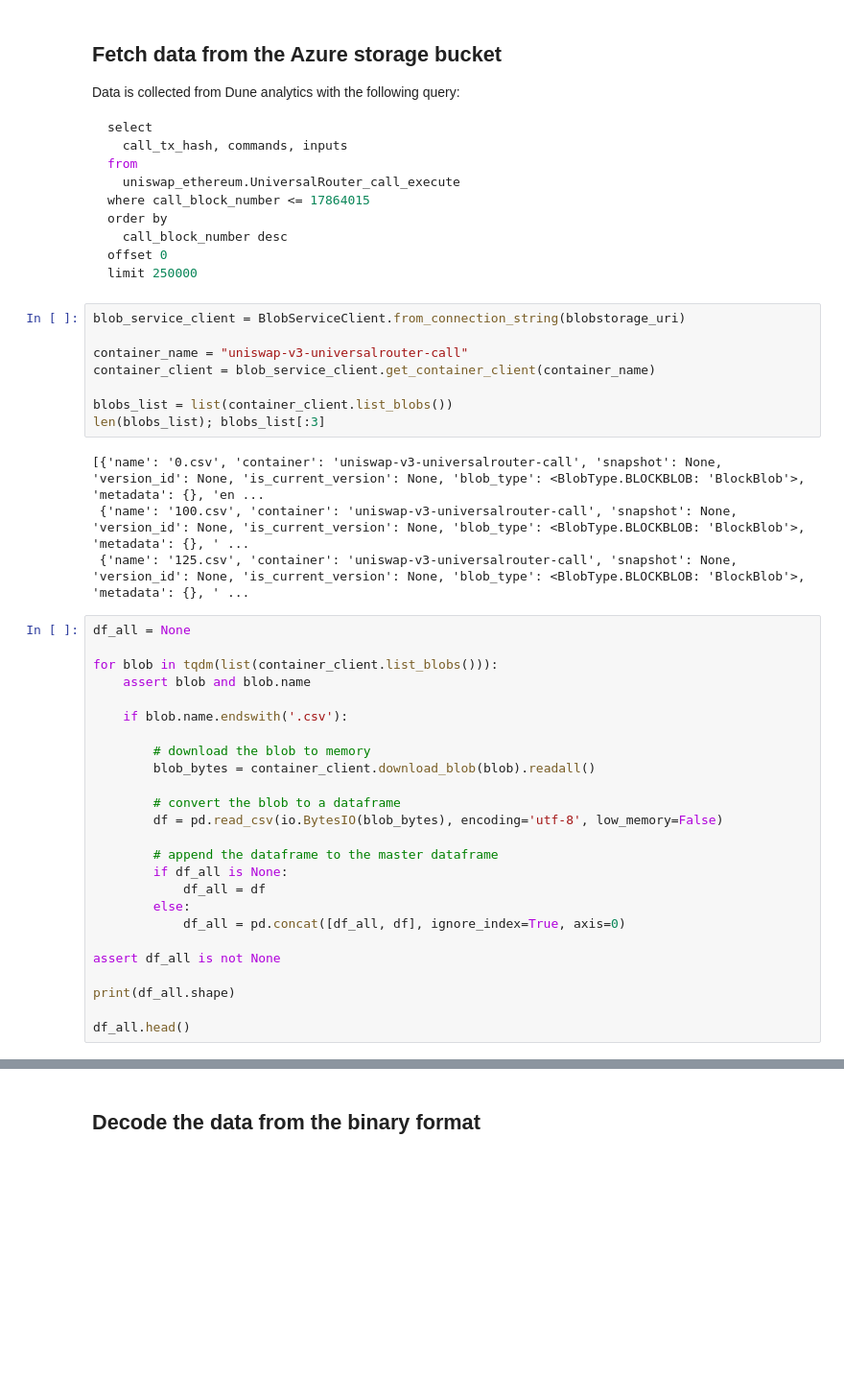
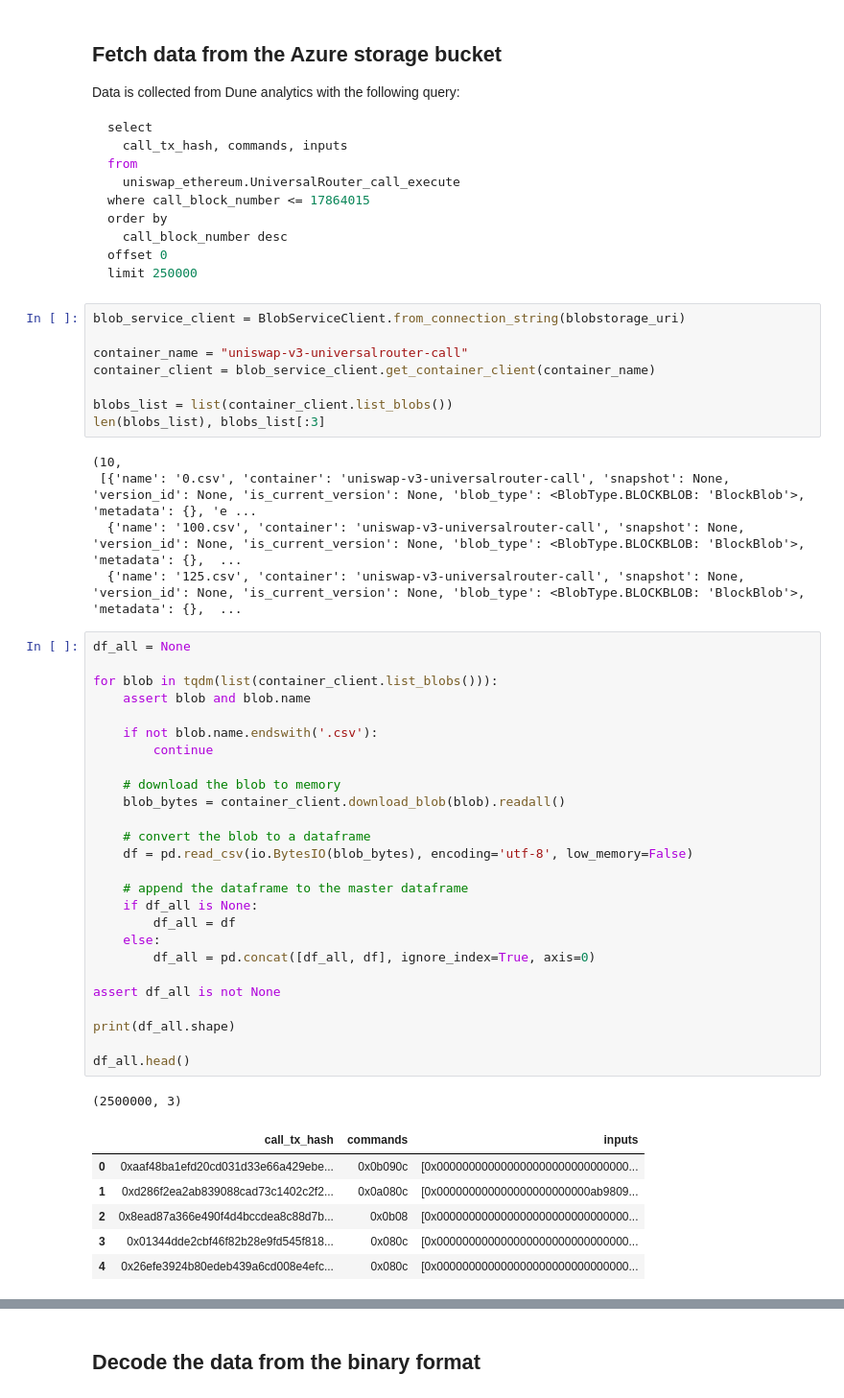
Before and after one commit to ankile/defi-measurement, a Jupyter notebook: data_collection/parse_traces.ipynb, the cells around one changed output, grey strips where cells are left out. Shown at 96% size. Cells and saved outputs as stored; diff of their text form; blank space fills up the shorter version.

```diff
--- a/data_collection/parse_traces.ipynb
+++ b/data_collection/parse_traces.ipynb
@@ -47,36 +51,46 @@ container_name = "uniswap-v3-universalrouter-call"
 container_client = blob_service_client.get_container_client(container_name)
 
 blobs_list = list(container_client.list_blobs())
-len(blobs_list); blobs_list[:3]
+len(blobs_list), blobs_list[:3]
 # %% [output]
-[{'name': '0.csv', 'container': 'uniswap-v3-universalrouter-call', 'snapshot': None, 'version_id': None, 'is_current_version': None, 'blob_type': <BlobType.BLOCKBLOB: 'BlockBlob'>, 'metadata': {}, 'en ...
- {'name': '100.csv', 'container': 'uniswap-v3-universalrouter-call', 'snapshot': None, 'version_id': None, 'is_current_version': None, 'blob_type': <BlobType.BLOCKBLOB: 'BlockBlob'>, 'metadata': {}, ' ...
- {'name': '125.csv', 'container': 'uniswap-v3-universalrouter-call', 'snapshot': None, 'version_id': None, 'is_current_version': None, 'blob_type': <BlobType.BLOCKBLOB: 'BlockBlob'>, 'metadata': {}, ' ...
+(10,
+ [{'name': '0.csv', 'container': 'uniswap-v3-universalrouter-call', 'snapshot': None, 'version_id': None, 'is_current_version': None, 'blob_type': <BlobType.BLOCKBLOB: 'BlockBlob'>, 'metadata': {}, 'e ...
+  {'name': '100.csv', 'container': 'uniswap-v3-universalrouter-call', 'snapshot': None, 'version_id': None, 'is_current_version': None, 'blob_type': <BlobType.BLOCKBLOB: 'BlockBlob'>, 'metadata': {},  ...
+  {'name': '125.csv', 'container': 'uniswap-v3-universalrouter-call', 'snapshot': None, 'version_id': None, 'is_current_version': None, 'blob_type': <BlobType.BLOCKBLOB: 'BlockBlob'>, 'metadata': {},  ...
 # %%
 df_all = None
 
 for blob in tqdm(list(container_client.list_blobs())):
     assert blob and blob.name
 
-    if blob.name.endswith('.csv'):
+    if not blob.name.endswith('.csv'):
+        continue
 
-        # download the blob to memory
-        blob_bytes = container_client.download_blob(blob).readall()
+    # download the blob to memory
+    blob_bytes = container_client.download_blob(blob).readall()
 
-        # convert the blob to a dataframe
-        df = pd.read_csv(io.BytesIO(blob_bytes), encoding='utf-8', low_memory=False)
+    # convert the blob to a dataframe
+    df = pd.read_csv(io.BytesIO(blob_bytes), encoding='utf-8', low_memory=False)
 
-        # append the dataframe to the master dataframe
-        if df_all is None:
-            df_all = df
-        else:
-            df_all = pd.concat([df_all, df], ignore_index=True, axis=0)
+    # append the dataframe to the master dataframe
+    if df_all is None:
+        df_all = df
+    else:
+        df_all = pd.concat([df_all, df], ignore_index=True, axis=0)
 
 assert df_all is not None
 
 print(df_all.shape)
 
 df_all.head()
+# %% [output]
+(2500000, 3)
+|  | call_tx_hash | commands | inputs |
+| 0 | 0xaaf48ba1efd20cd031d33e66a429ebe... | 0x0b090c | [0x000000000000000000000000000000... |
+| 1 | 0xd286f2ea2ab839088cad73c1402c2f2... | 0x0a080c | [0x000000000000000000000000ab9809... |
+| 2 | 0x8ead87a366e490f4d4bccdea8c88d7b... | 0x0b08 | [0x000000000000000000000000000000... |
+| 3 | 0x01344dde2cbf46f82b28e9fd545f818... | 0x080c | [0x000000000000000000000000000000... |
+| 4 | 0x26efe3924b80edeb439a6cd008e4efc... | 0x080c | [0x000000000000000000000000000000... |
 # %%
 assert df_all is not None
 
```
Also changed, not shown: parts of 11 cells of this notebook.
